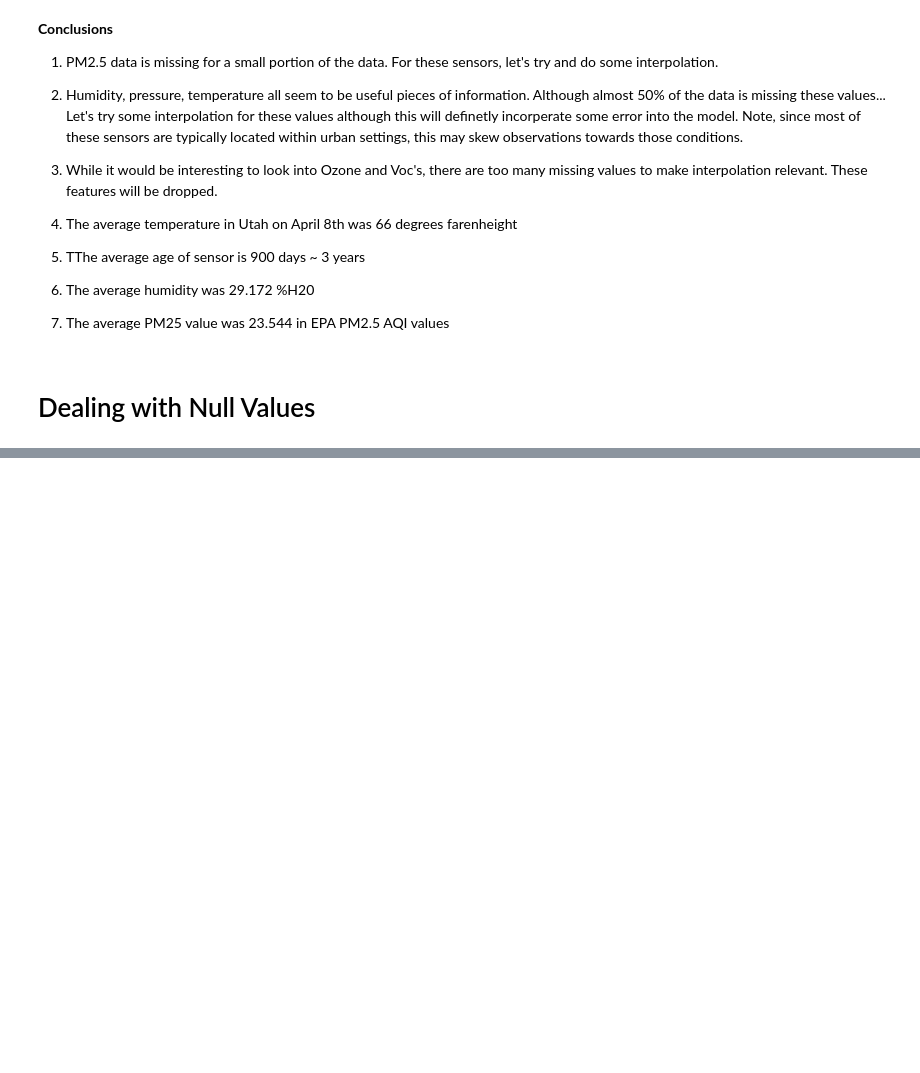
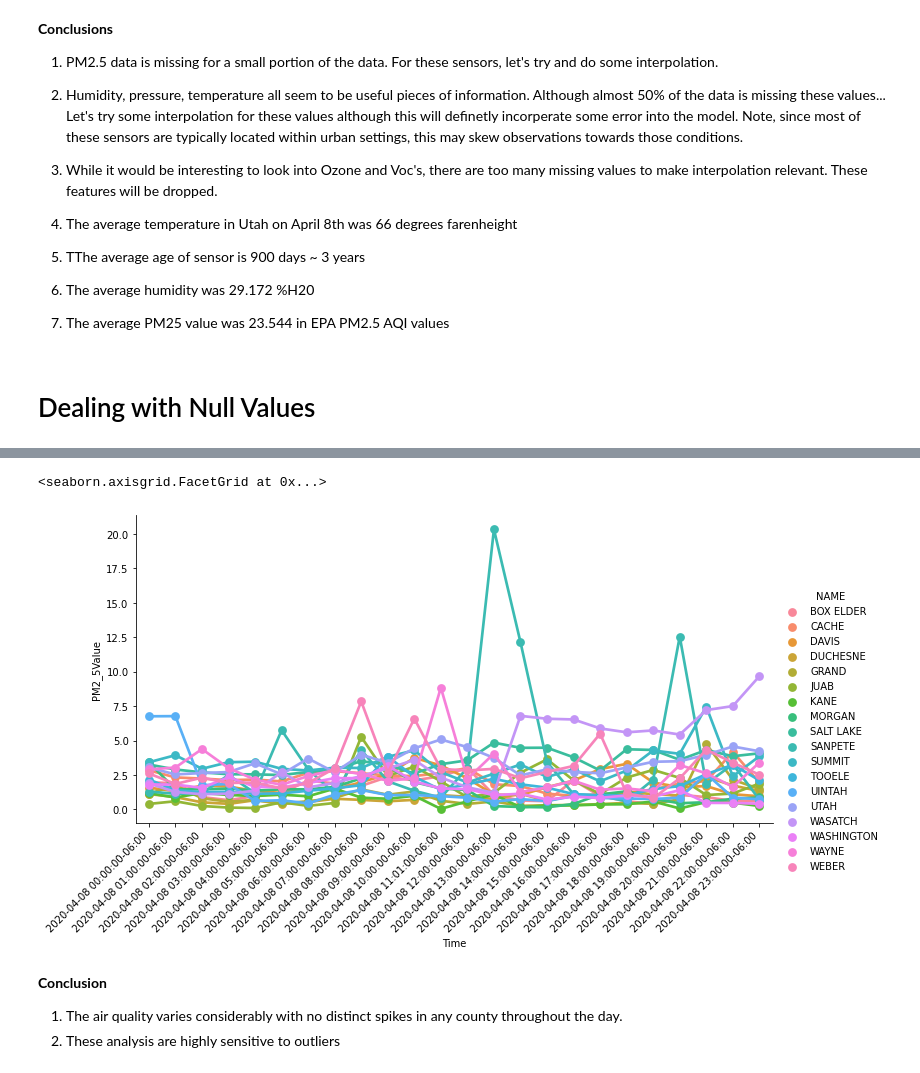
Before and after one commit to greglee1905/Purp_Air_Analysis, a Jupyter notebook: Module_6.ipynb, the cells around one changed output, grey strips where cells are left out. Drawn from its saved outputs; the diff is of its cells as text; code cells hidden in the pictures; blank space fills up the shorter version.

```diff
--- a/Module_6.ipynb
+++ b/Module_6.ipynb
@@ -243,0 +511,13 @@ ctx.add_basemap(ax)
+# %%
+test_2 = count_hr_25_gdf[count_hr_25_gdf['PM2_5Value']<500]
+
+#Plot the counties....
+county_pm25 = sb.catplot(x='Time',y='PM2_5Value',hue='NAME',data=test_2,kind='point',aspect=2)
+county_pm25.set_xticklabels(rotation = 45, ha="right")
+# %% [output]
+<seaborn.axisgrid.FacetGrid at 0x...>
+[figure, added]
+# %% [markdown]
+**Conclusion**
+1. The air quality varies considerably with no distinct spikes in any county throughout the day.
+2. These analysis are highly sensitive to outliers
```
Also changed, not shown: parts of 50 cells of this notebook, 48 other files.
